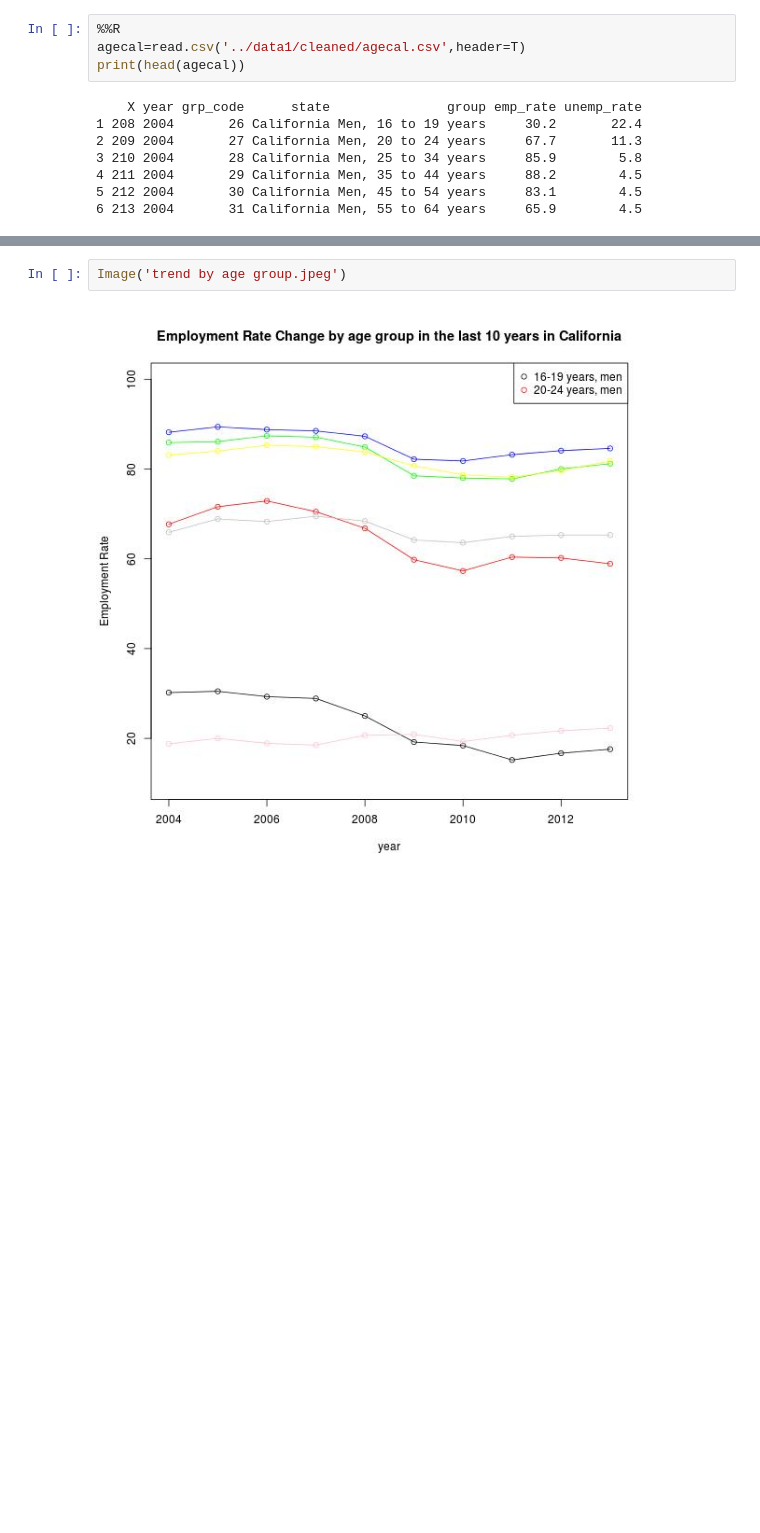
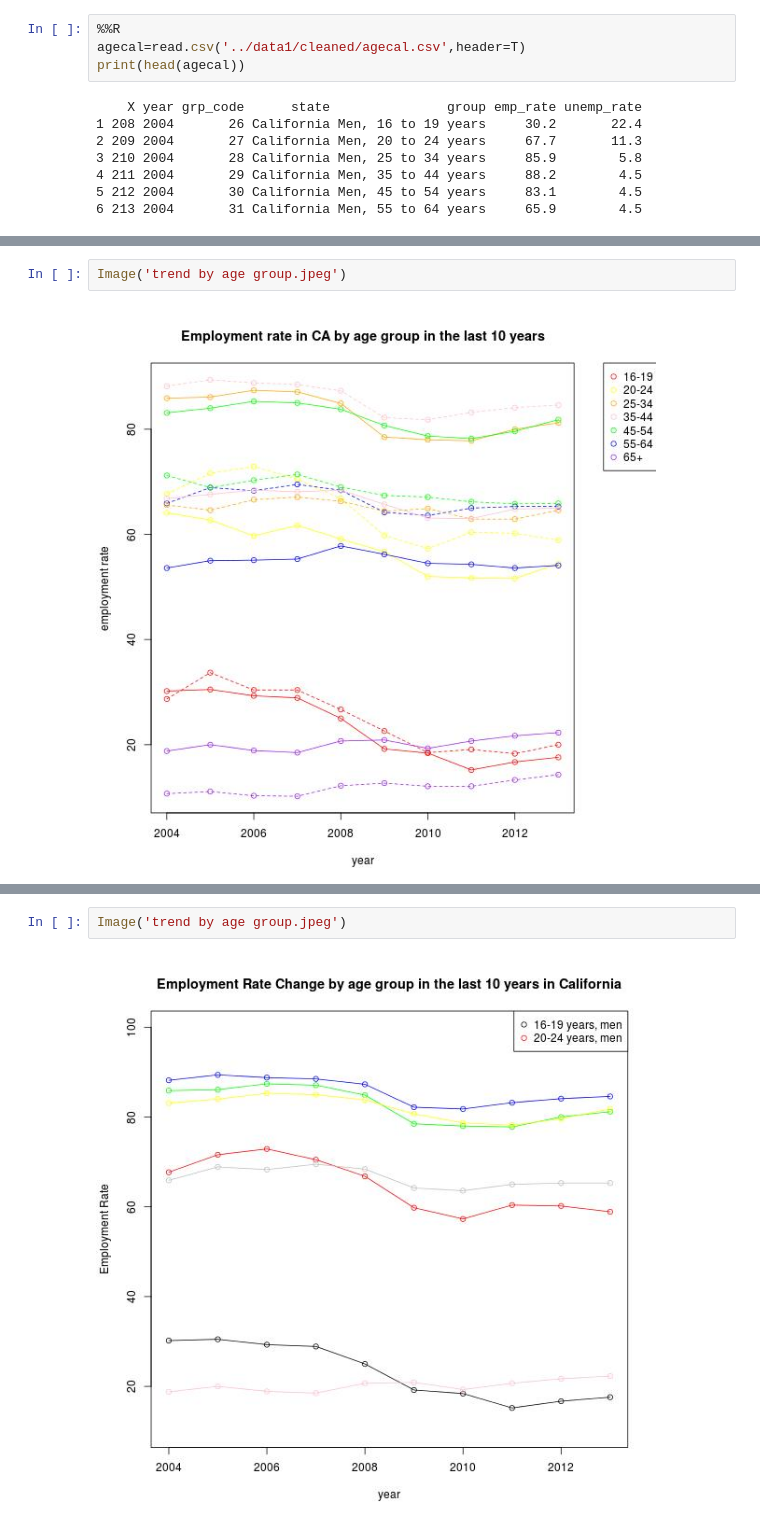
Before and after one commit to yuhanw/Team_Four.0, a Jupyter notebook: notebooks/NB2_data_cleaning.ipynb, the cells around one changed output, grey strips where cells are left out. Cells and saved outputs as stored; diff of their text form; blank space fills up the shorter version.

Commit message:
the graph haha

```diff
--- a/notebooks/NB2_data_cleaning.ipynb
+++ b/notebooks/NB2_data_cleaning.ipynb
@@ -447 +461,5 @@ dev.off()
+# %%
+Image('trend by age group.jpeg')
+# %% [output]
+[figure, added]
 # %%
```
Also changed, not shown: parts of 5 cells of this notebook.
